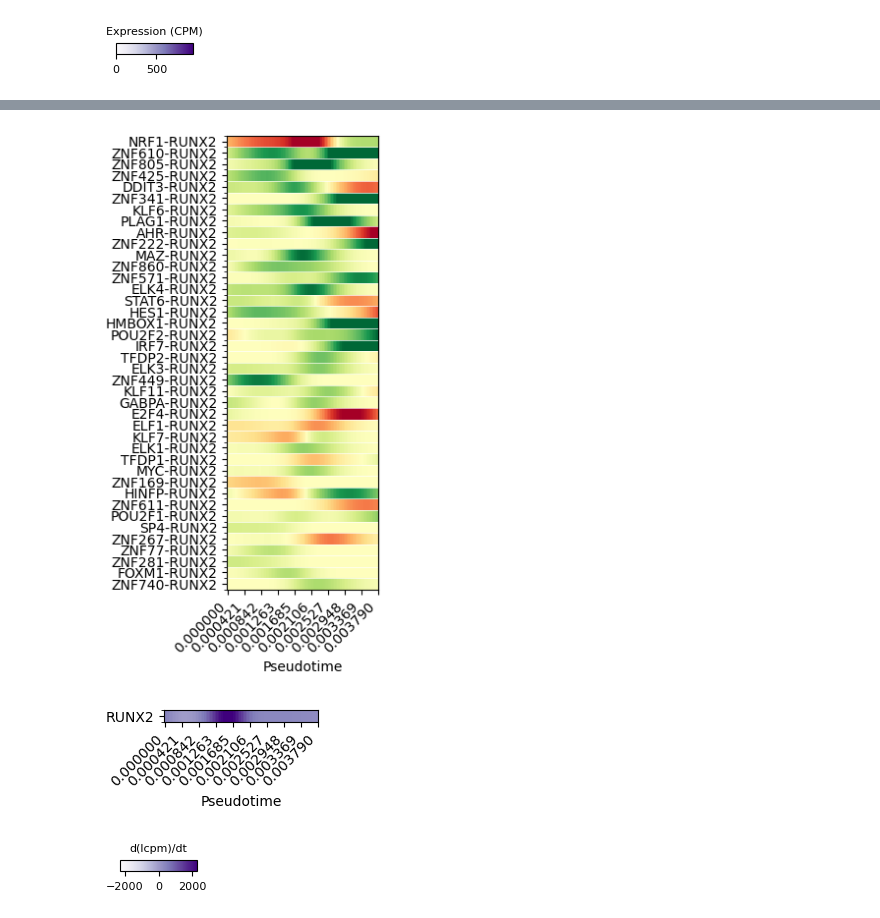
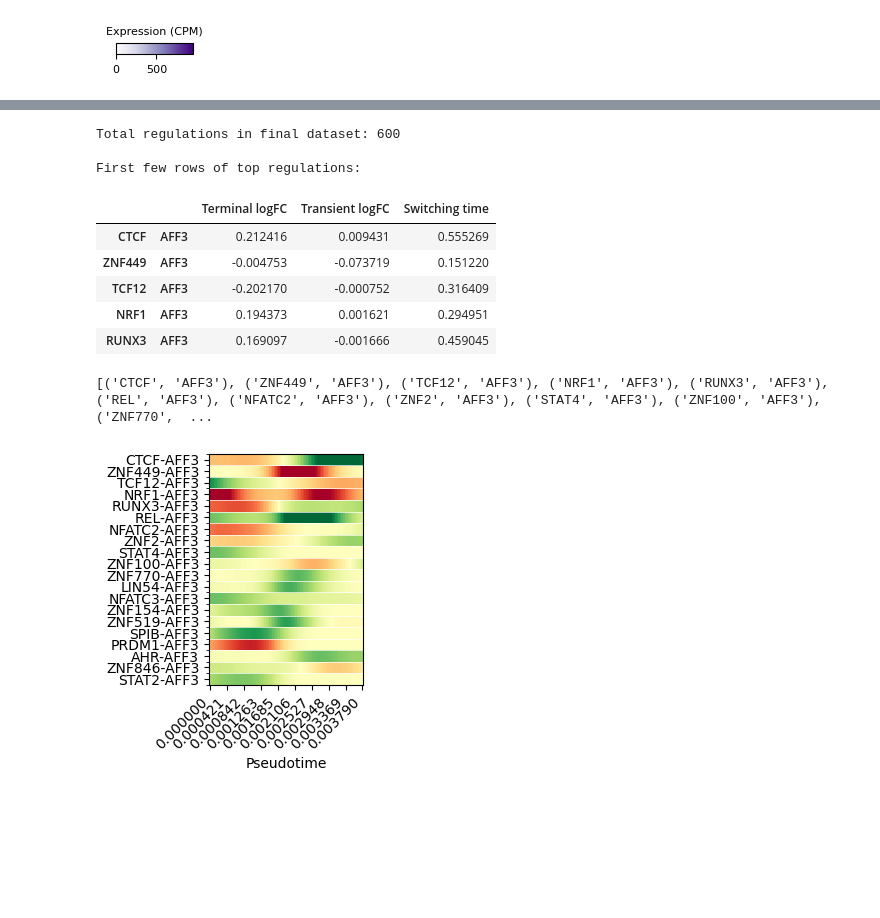
Before and after one commit to sachha-naksha/B_Cell_States, a Jupyter notebook: multiome_dynamic_regulation/py_scripts/analysis/global_grn_dynamics.ipynb, the cells around one changed output, grey strips where cells are left out. Drawn from its saved outputs; the diff is of its cells as text; code cells hidden in the pictures; blank space fills up the shorter version.

Commit message:
added per gene normalised top 20 regulations to delect from for 30 genes in PB

```diff
--- a/multiome_dynamic_regulation/py_scripts/analysis/global_grn_dynamics.ipynb
+++ b/multiome_dynamic_regulation/py_scripts/analysis/global_grn_dynamics.ipynb
@@ -805,7 +790,7 @@ def normalize_and_rank_regulations(df):
 
 def get_top_regulations(df, n_top=10, effect_type='positive'):
     """
-    Get top positive, negative, or all regulations based on normalized effect size.
+    Get top positive, negative, or all/both regulations based on normalized effect size.
     """
     if effect_type == 'positive':
         mask = (df['norm_Terminal'] > 0) | (df['norm_Transient'] > 0)
@@ -1132,9 +1114,0 @@ plt.show()
-# %%
-# Slice the final_dchar to only include regulations where RUNX2 is the target
-target_gene = 'RUNX2'
-final_dchar_target = final_dchar_pb.loc[final_dchar_pb.index.get_level_values(1) == target_gene]
-display(final_dchar_target.head())
-
-# Normalize the final_dchar_target
-normalized_dchar_target = normalize_and_rank_regulations(final_dchar_target)
-display(normalized_dchar_target.head())
@@ -1196,43 +1162,42 @@ display(regulation_pairs_single_target)
+# %%
+# Process all targets
+top_regulations = normalize_all_targets(beta_chars_pb_sliced)
+
+# Display results
+print(f"Total regulations in final dataset: {len(top_regulations)}")
+print("\nFirst few rows of top regulations:")
+display(top_regulations.head())
+# %% [output]
+Total regulations in final dataset: 600
+
+First few rows of top regulations:
+|  |  | Terminal logFC | Transient logFC | Switching time |
+| CTCF | AFF3 | 0.212416 | 0.009431 | 0.555269 |
+| ZNF449 | AFF3 | -0.004753 | -0.073719 | 0.151220 |
+| TCF12 | AFF3 | -0.202170 | -0.000752 | 0.316409 |
+| NRF1 | AFF3 | 0.194373 | 0.001621 | 0.294951 |
+| RUNX3 | AFF3 | 0.169097 | -0.001666 | 0.459045 |
+# %%
+# Query regulations for AFF3 and convert to list of tuples
+target_gene = 'AFF3'
+target_regulations = top_regulations.loc[top_regulations.index.get_level_values(1) == target_gene]
+target_regulation_pairs = [(str(tf), target) for tf, target in target_regulations.index]
+
+# Display results
+print(target_regulation_pairs)
+# %% [output]
+[('CTCF', 'AFF3'), ('ZNF449', 'AFF3'), ('TCF12', 'AFF3'), ('NRF1', 'AFF3'), ('RUNX3', 'AFF3'), ('REL', 'AFF3'), ('NFATC2', 'AFF3'), ('ZNF2', 'AFF3'), ('STAT4', 'AFF3'), ('ZNF100', 'AFF3'), ('ZNF770',  ...
 # %%
 fig, ax, dnet = fig_regulation_heatmap(
     network=dictys_dynamic_object,
     start=0,
     stop=2,
-    regulations=regulation_pairs_single_target,
+    regulations=target_regulation_pairs,
     num=100,
     dist=0.0005,
     cmap='RdYlGn'
 )
 # %% [output]
-[figure, old version]
+[figure, new version]
-# %%
-fig, ax, cmap = fig_expression_gradient_heatmap(
-    network=dictys_dynamic_object,
-    start=0,
-    stop=2,
-    genes_or_regulations=['RUNX2'],
-    num=100,
-    dist=0.0005,
-    cmap='Purples'
-)
-plt.show()
-# %% [output]
-[figure, removed]
-# %%
-# Create matching colorbar
-from dictys.plot import colorbar
-fs = 8  # font size to match fig_discover style
-
-ans2 = colorbar(
-    cmap,
-    orientation='horizontal',
-    figsize=(1, 0.15),
-    title='d(lcpm)/dt',
-    title_fontsize=fs
-)
-ans2[1].tick_params(axis='x', labelsize=fs)
-plt.show()
-# %% [output]
-[figure, removed]
 # %%
 # slice the curve of RUNX2 expression
```
Also changed, not shown: parts of 20 cells of this notebook.
